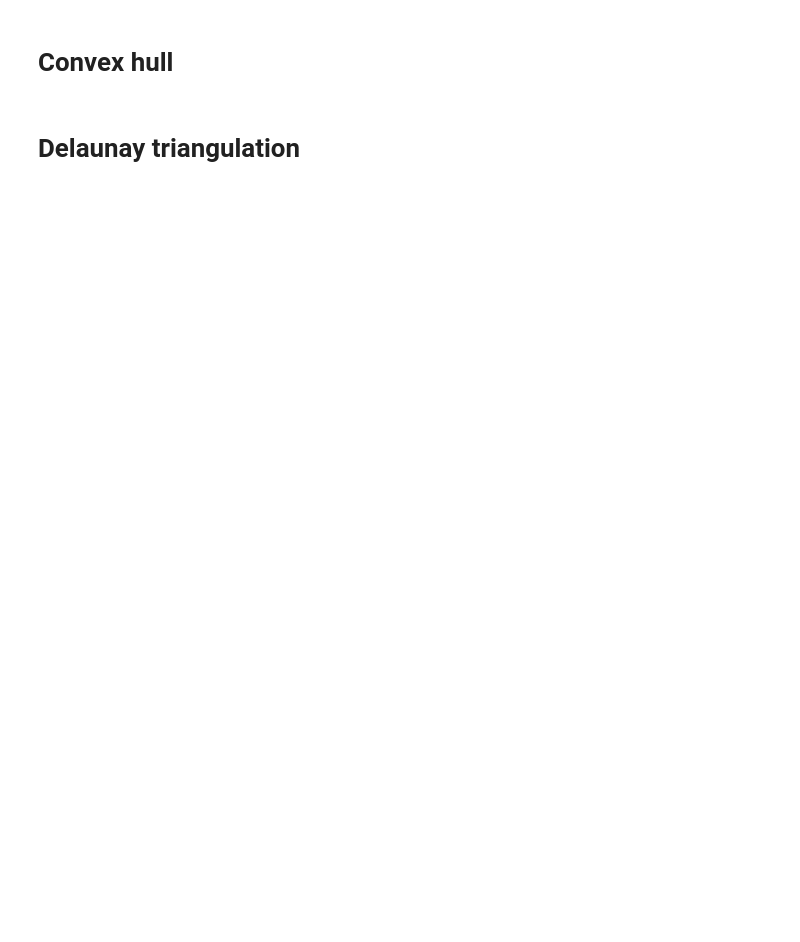
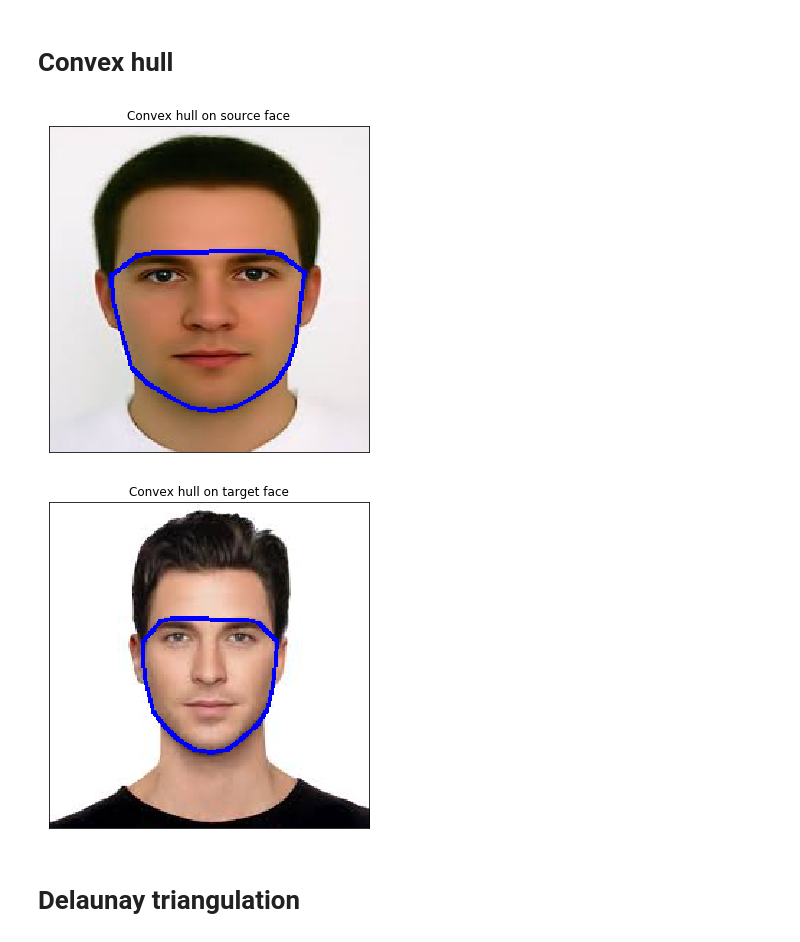
Before and after one commit to betogaona7/hairstyle, a Jupyter notebook: FS-Warping-Technique/Image-warping.ipynb, the cells around one changed output. Cells and saved outputs as stored; diff of their text form; code cells hidden in the pictures; blank space fills up the shorter version.

```diff
--- a/FS-Warping-Technique/Image-warping.ipynb
+++ b/FS-Warping-Technique/Image-warping.ipynb
@@ -92,3 +77,20 @@ for i in range(0, len(hullIndex)):
+# %%
+def get_convex_hull(landmarks):
+    return cv2.convexHull(landmarks, returnPoints=False)
+
+src_cvxhull_points = []
+dst_cvxhull_points = []
+
+hull = get_convex_hull(np.array(std_landmarks))
+for i in range(0, len(hull)):
+    src_cvxhull_points.append(src_landmarks[int(hull[i])])
+    dst_cvxhull_points.append(std_landmarks[int(hull[i])])
+
+draw_convex_hull(src_cvxhull_points, np.copy(src_img), 'Convex hull on source face')
+draw_convex_hull(dst_cvxhull_points, np.copy(dst_img), 'Convex hull on target face')
+# %% [output]
+[figure, added]
+[figure, added]
 # %% [markdown]
 # Delaunay triangulation
 # %%
```
Also changed, not shown: parts of 7 cells of this notebook.
